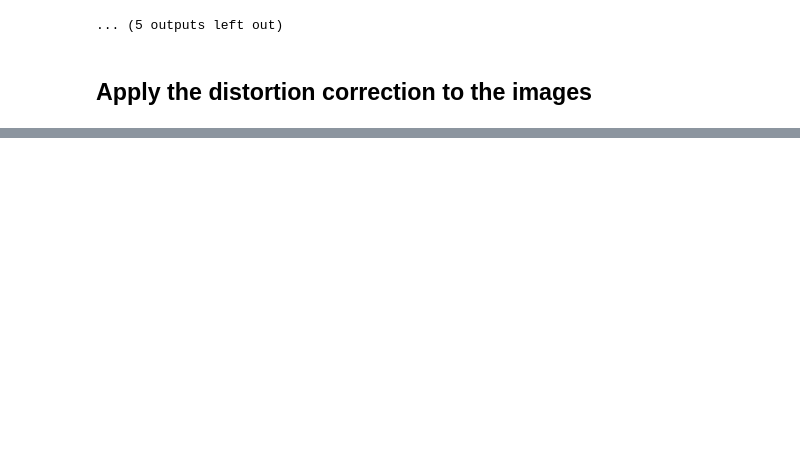
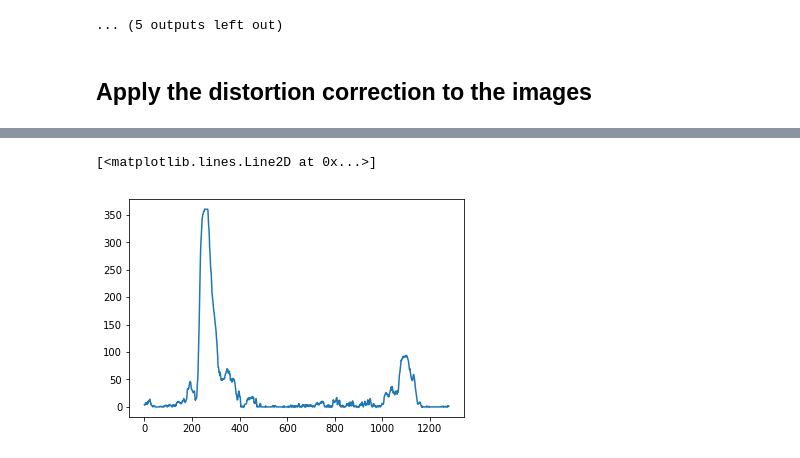
Before and after one commit to dimonge/CarND-Advanced-Lane-Lines, a Jupyter notebook: Advance Lane line project.ipynb, the cells around one changed output, grey strips where cells are left out. Cells and saved outputs as stored; diff of their text form; code cells hidden in the pictures; blank space fills up the shorter version.

Commit message:
implementing the advanced lane lines

```diff
--- a/Advance Lane line project.ipynb
+++ b/Advance Lane line project.ipynb
@@ -194,0 +244,8 @@ plt.subplots_adjust(left=0., right=1, top=0.9, bottom=0.)
+# %%
+## Detect Lane lines from the perspective transform result
+# Find the peaks of the lines in an histogram
+histogram = np.sum(warped[warped.shape[0]//2:, :], axis=0)
+plt.plot(histogram)
+# %% [output]
+[<matplotlib.lines.Line2D at 0x...>]
+[figure, added]
```
Also changed, not shown: parts of 9 cells of this notebook, 1 other file.
